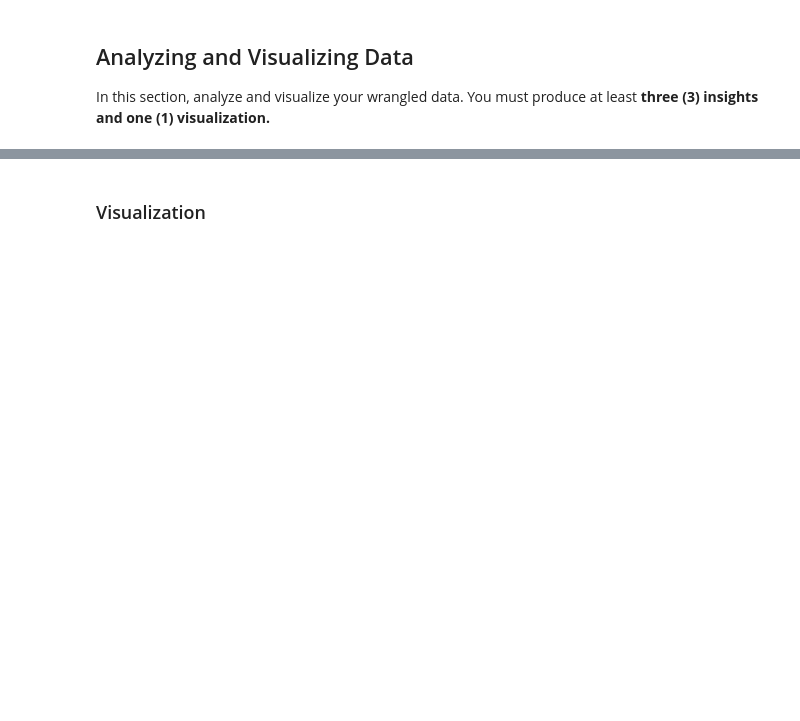
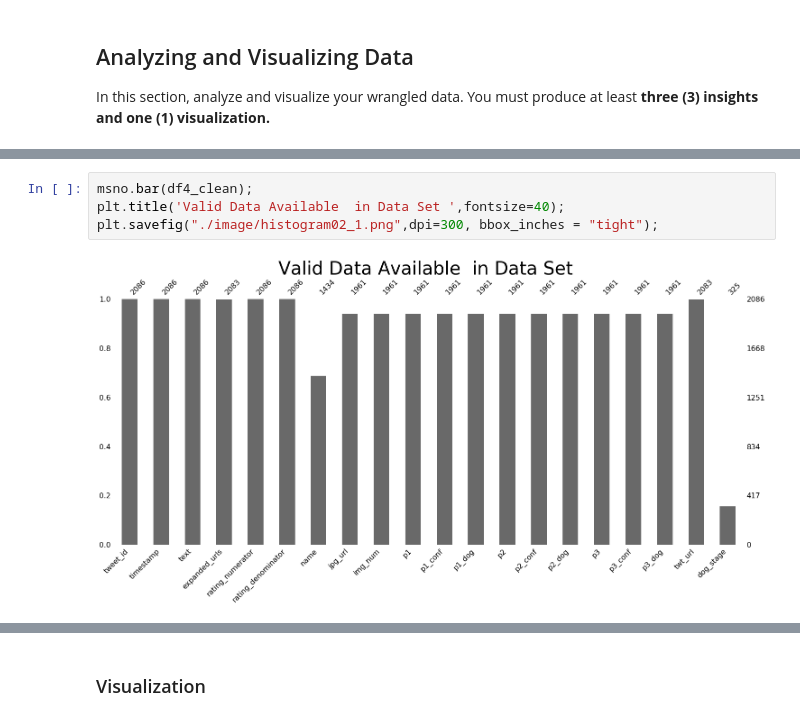
Before and after one commit to mpicanco/Project4, a Jupyter notebook: wrangle_act.ipynb, the cells around one changed output, grey strips where cells are left out. Cells and saved outputs as stored; diff of their text form; blank space fills up the shorter version.

```diff
--- a/wrangle_act.ipynb
+++ b/wrangle_act.ipynb
@@ -481,0 +841,6 @@ In this section, analyze and visualize your wrangled data. You must produce at l
+# %%
+msno.bar(df4_clean);
+plt.title('Valid Data Available  in Data Set ',fontsize=40);
+plt.savefig("./image/histogram02_1.png",dpi=300, bbox_inches = "tight");
+# %% [output]
+[figure, added]
```
Also changed, not shown: parts of 105 cells of this notebook, 32 other files.
